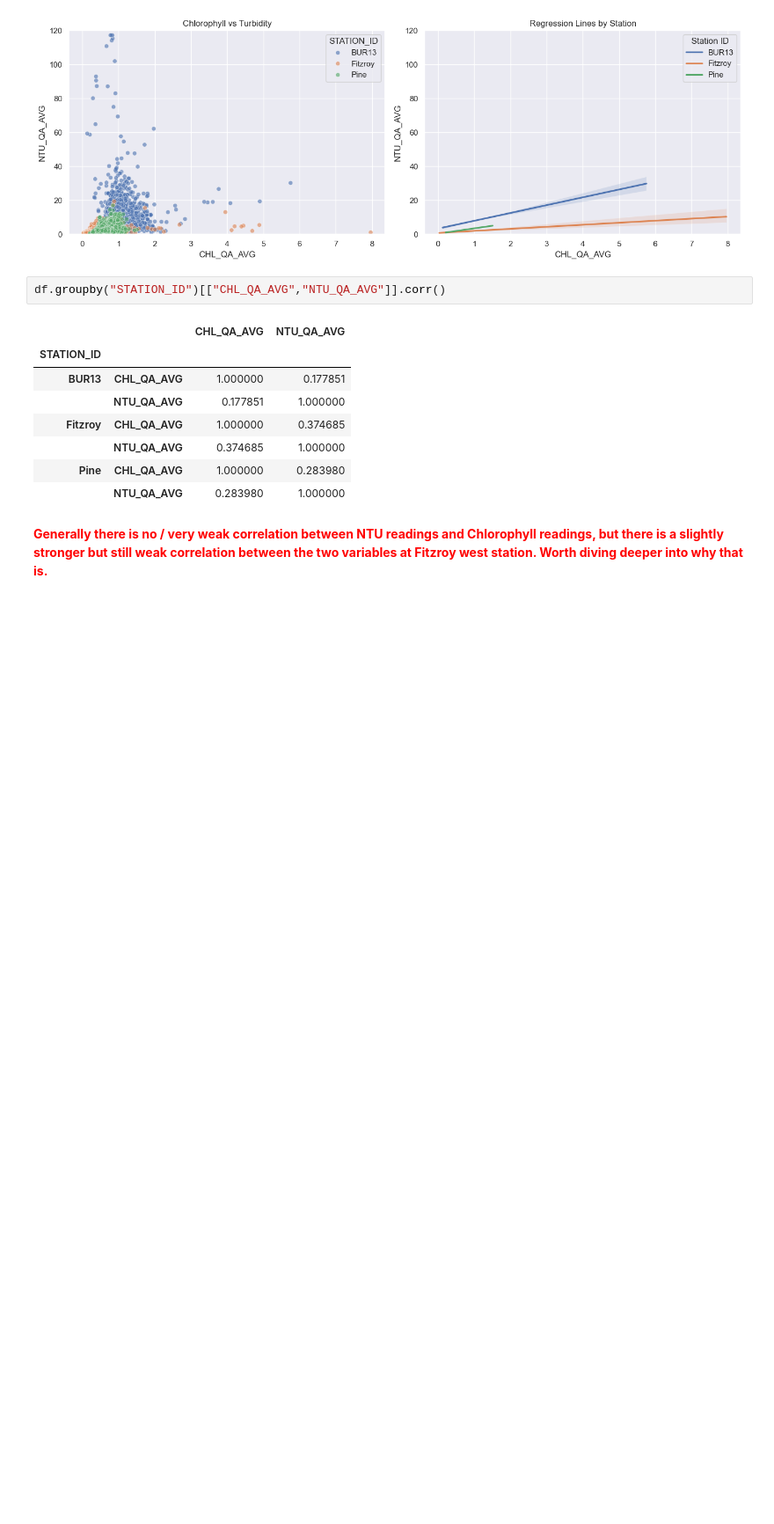
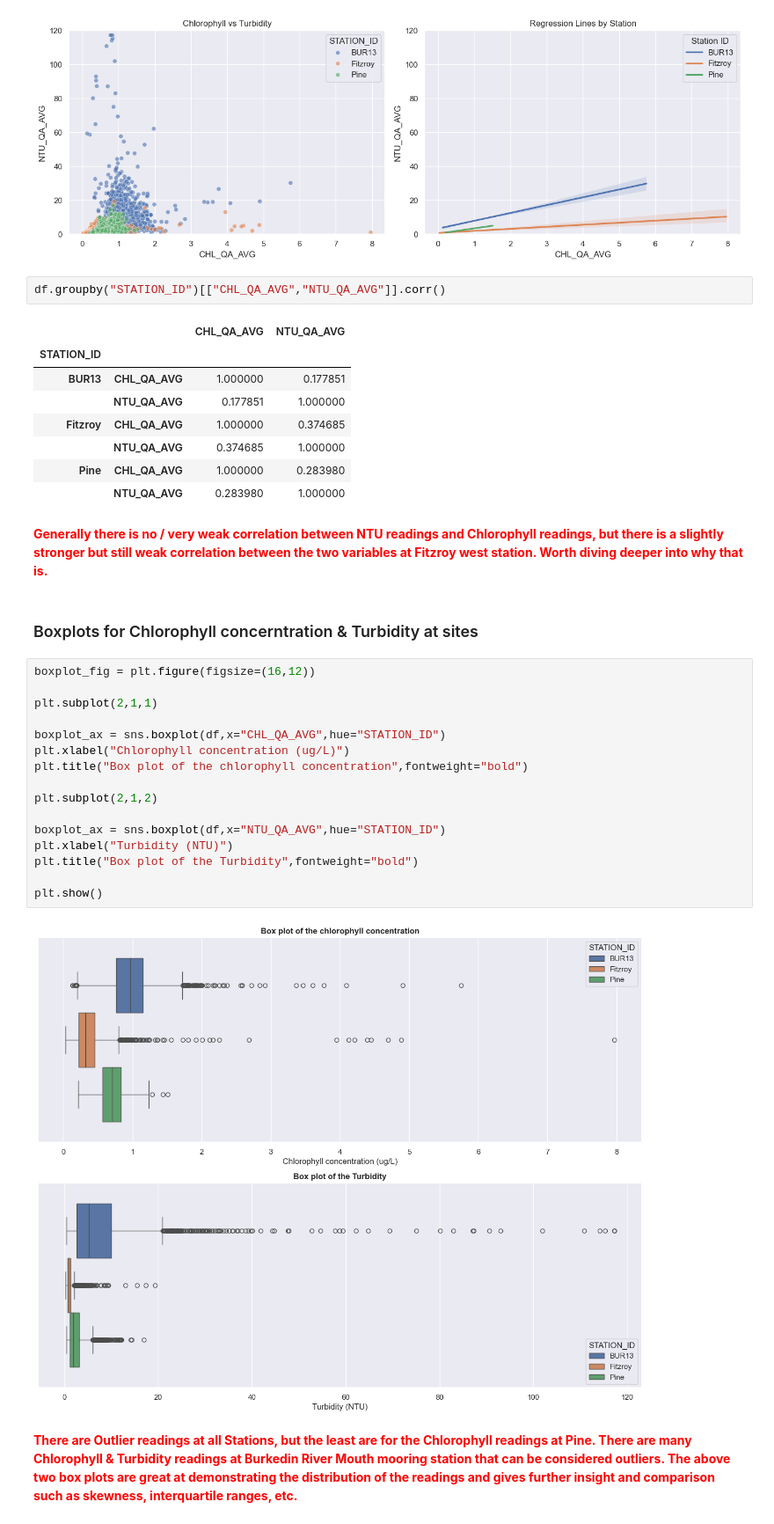
Before and after one commit to nadunchandrabahu/Australian_Coral_Reef_EDA, a Jupyter notebook: Australian_Coral_Reef_EDA.ipynb, the cells around one changed output. Shown at 88% size. Saved outputs shown, nothing was run; the diff lists cells and outputs as text; blank space fills up the shorter version.

Commit message:
boxplots complete

```diff
--- a/Australian_Coral_Reef_EDA.ipynb
+++ b/Australian_Coral_Reef_EDA.ipynb
@@ -326,3 +340,25 @@ df.groupby("STATION_ID")[["CHL_QA_AVG","NTU_QA_AVG"]].corr()
 |  | NTU_QA_AVG | 0.283980 | 1.000000 |
 # %% [markdown]
 <span style="color:red"><strong>Generally there is no / very weak correlation between NTU readings and Chlorophyll readings, but there is a slightly stronger but still weak correlation between the two variables at Fitzroy west station. Worth diving deeper into why that is. </strong></span>
+# %% [markdown]
+### Boxplots for Chlorophyll concerntration & Turbidity at sites
+# %%
+boxplot_fig = plt.figure(figsize=(16,12))
+
+plt.subplot(2,1,1)
+
+boxplot_ax = sns.boxplot(df,x="CHL_QA_AVG",hue="STATION_ID")
+plt.xlabel("Chlorophyll concentration (ug/L)")
+plt.title("Box plot of the chlorophyll concentration",fontweight="bold")
+
+plt.subplot(2,1,2)
+
+boxplot_ax = sns.boxplot(df,x="NTU_QA_AVG",hue="STATION_ID")
+plt.xlabel("Turbidity (NTU)")
+plt.title("Box plot of the Turbidity",fontweight="bold")
+
+plt.show()
+# %% [output]
+[figure, added]
+# %% [markdown]
+<span style="color:red"><strong>There are Outlier readings at all Stations, but the least are for the Chlorophyll readings at Pine. There are many Chlorophyll & Turbidity readings at Burkedin River Mouth mooring station that can be considered outliers. The above two box plots are great at demonstrating the distribution of the readings and gives further insight and comparison such as skewness, interquartile ranges, etc.</strong></span>
```
Also changed, not shown: parts of 2 cells of this notebook.
